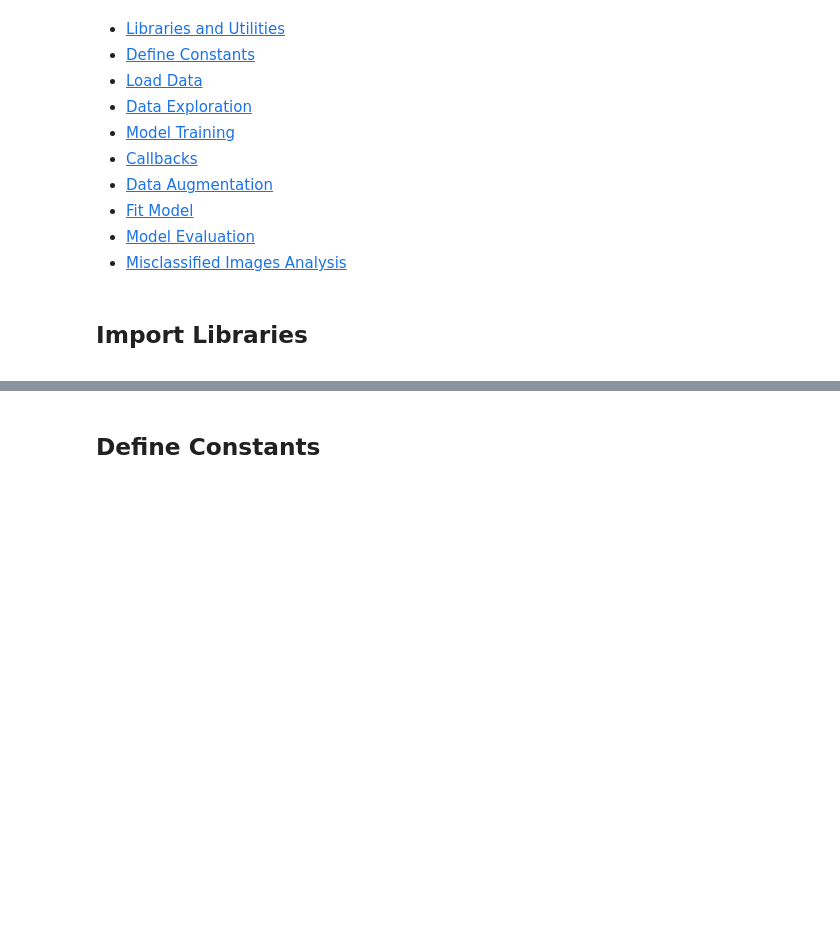
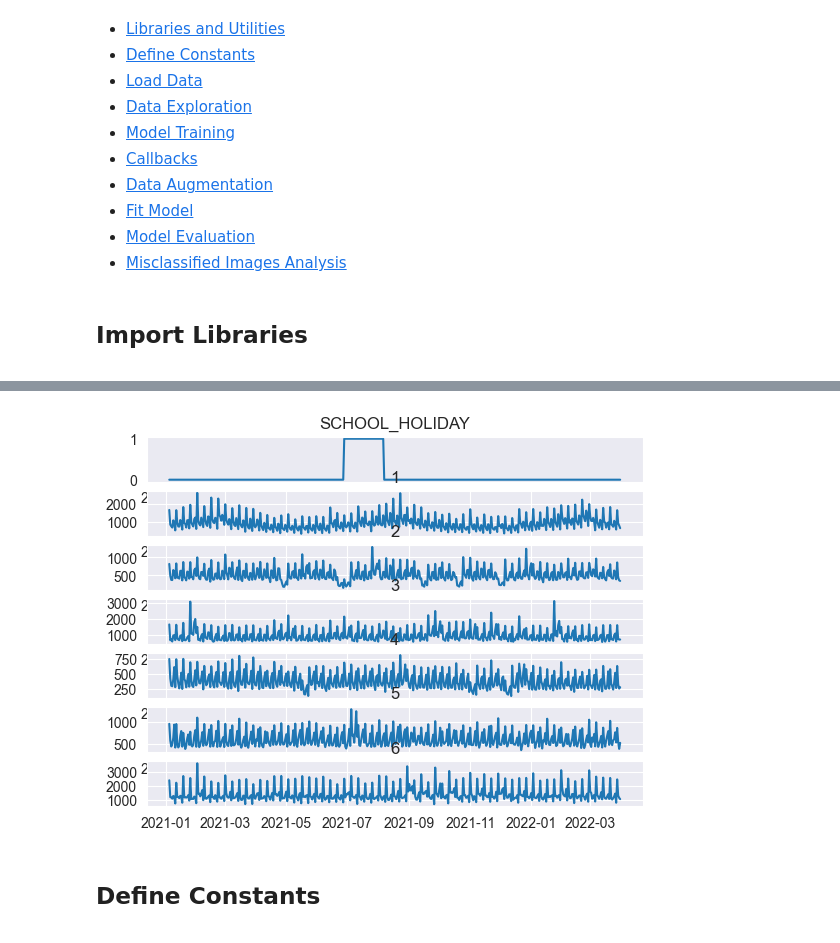
Before and after one commit to kerimcharfi/machinelearningExercise, a Jupyter notebook: exercise_1.ipynb, the cells around one changed output, grey strips where cells are left out. Drawn from its saved outputs; the diff is of its cells as text; code cells hidden in the pictures; blank space fills up the shorter version.

```diff
--- a/exercise_1.ipynb
+++ b/exercise_1.ipynb
@@ -52 +133,23 @@ pd.read_parquet("test.parquet.gzip")
+# %%
+def aggSalesPerGroup(df, groupKey = 'PG_ID_2', groupId = 1):
+    return df[(df[groupKey] == groupId)].groupby(["DATE"], as_index=False)["SALES"].sum()
+
+data = df[(df.DATE > "2021-01-03") & (df.DATE < "2022-04-25")]
+
+groups = [1,2,3,4,5,6]
+
+fig, ax = plt.subplots(len(groups)+1)
+
+ax[0].grid()
+ax[0].plot(data["DATE"], data["SCHOOL_HOLIDAY"])
+ax[0].set(title='SCHOOL_HOLIDAY')
+
+for i, groupId in enumerate(groups):
+    agg = aggSalesPerGroup(data, 'PG_ID_3', groupId)
+    ax[i+1].plot(agg["DATE"], agg["SALES"])
+    ax[i+1].set(title=groupId)
+
+plt.show()
+# %% [output]
+[figure, added]
 # %%
```
Also changed, not shown: parts of 6 cells of this notebook.
